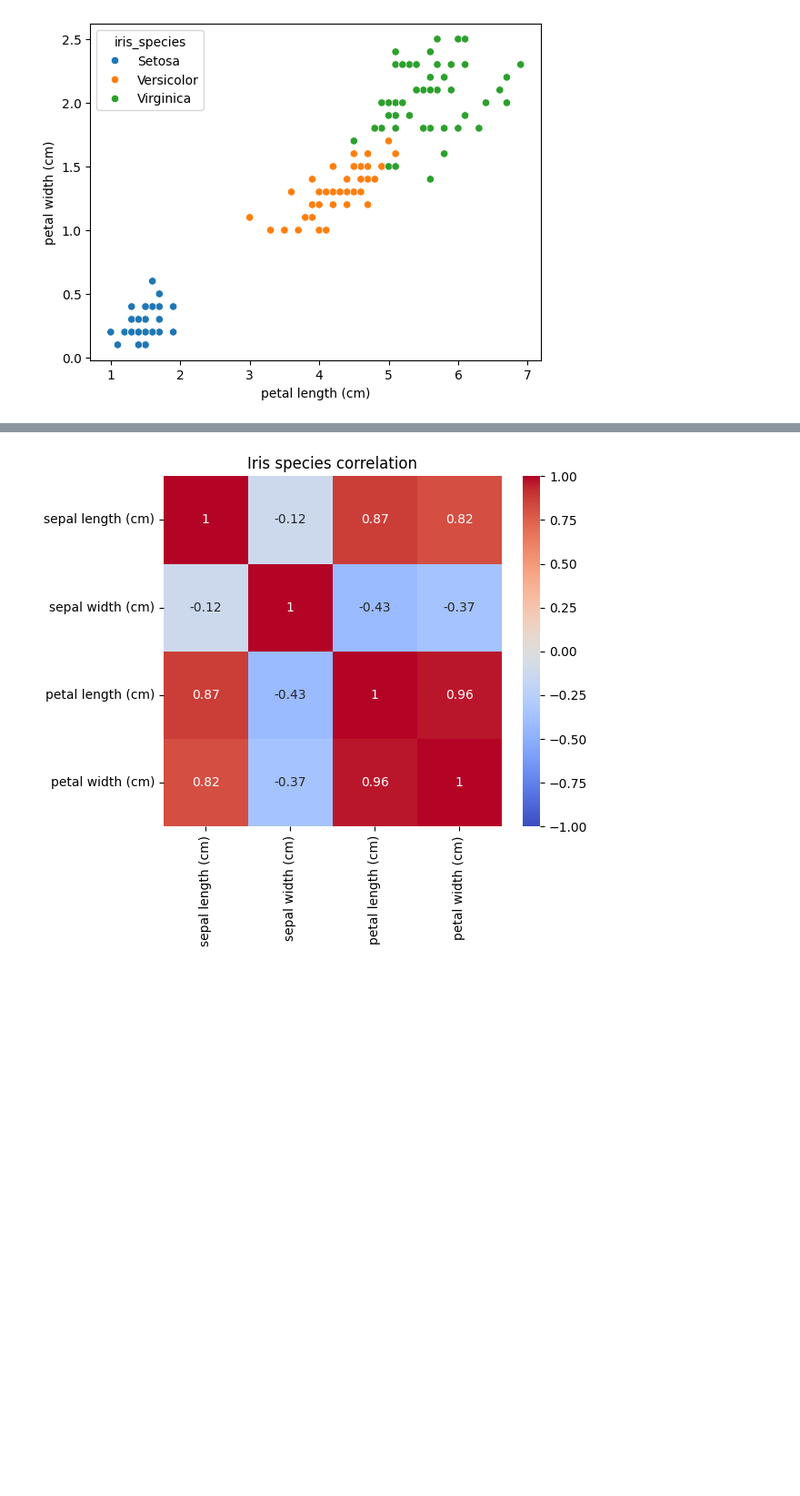
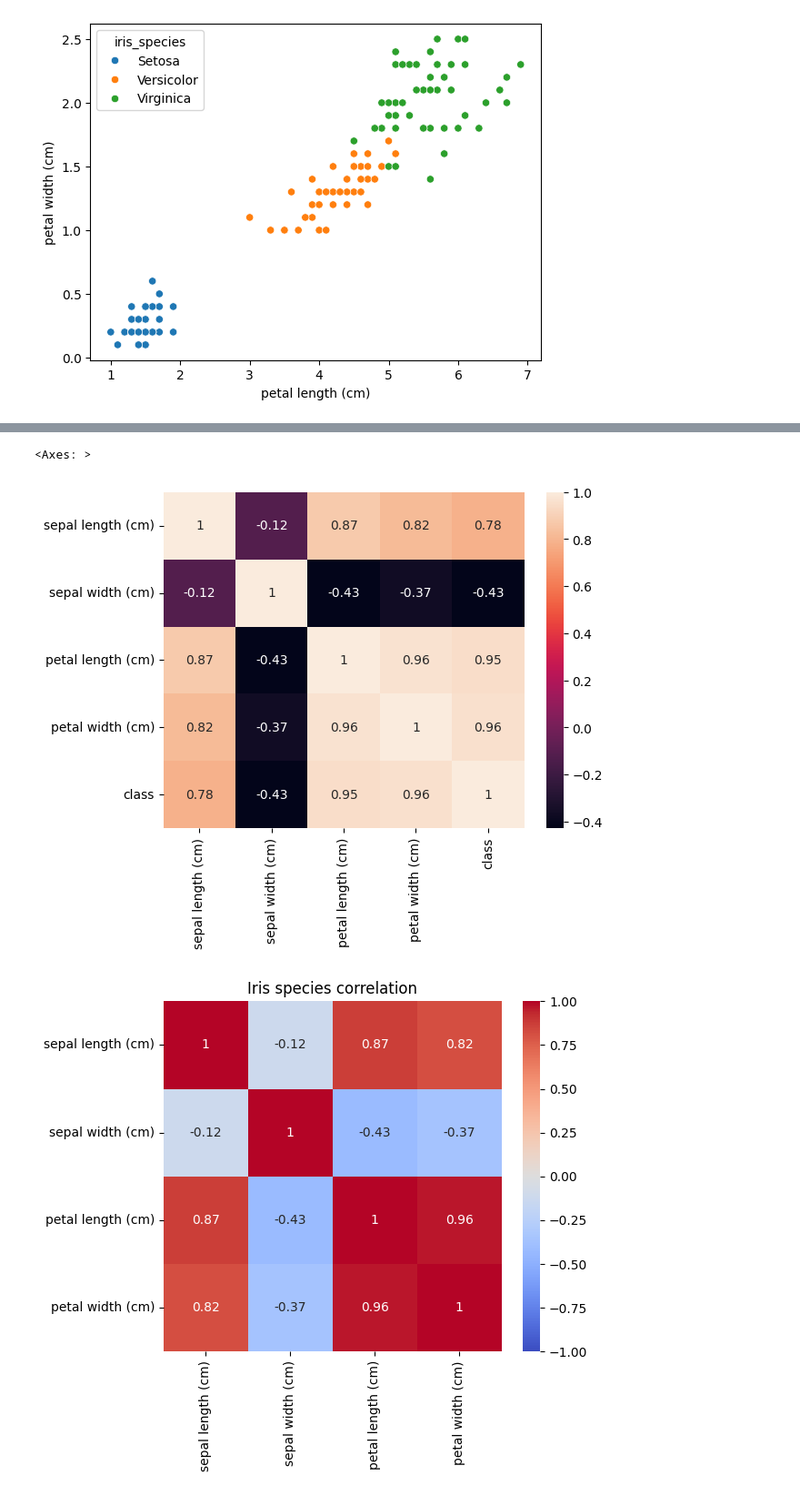
Before and after one commit to SusannaR11/AI_Engineering_OPA24_Susanna_Rokka, a Jupyter notebook: exercises/2_classification/0_iris_flower.ipynb, the cells around one changed output, grey strips where cells are left out. Shown at 91% size. Saved outputs shown, nothing was run; the diff lists cells and outputs as text; code cells hidden in the pictures; blank space fills up the shorter version.

```diff
--- a/exercises/2_classification/0_iris_flower.ipynb
+++ b/exercises/2_classification/0_iris_flower.ipynb
@@ -169,3 +193,8 @@ sns.scatterplot(data=df, x= "petal length (cm)", y= "petal width (cm)", hue= "ir
+# %%
+sns.heatmap(df_iris.corr(), annot=True)
+# %% [output]
+<Axes: >
+[figure, added]
 # %%
 import matplotlib.pyplot as plt
 import numpy as np
```
Also changed, not shown: parts of 23 cells of this notebook.
